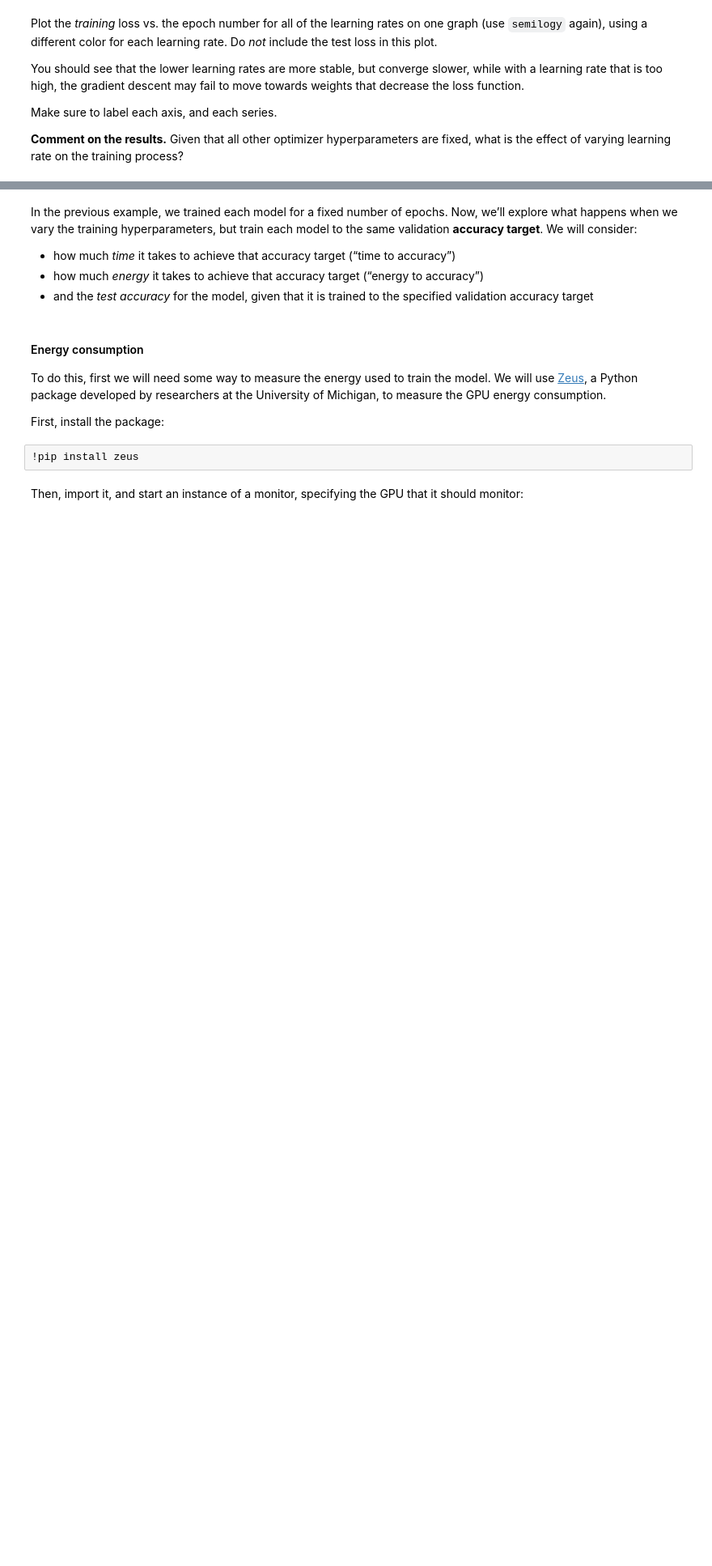
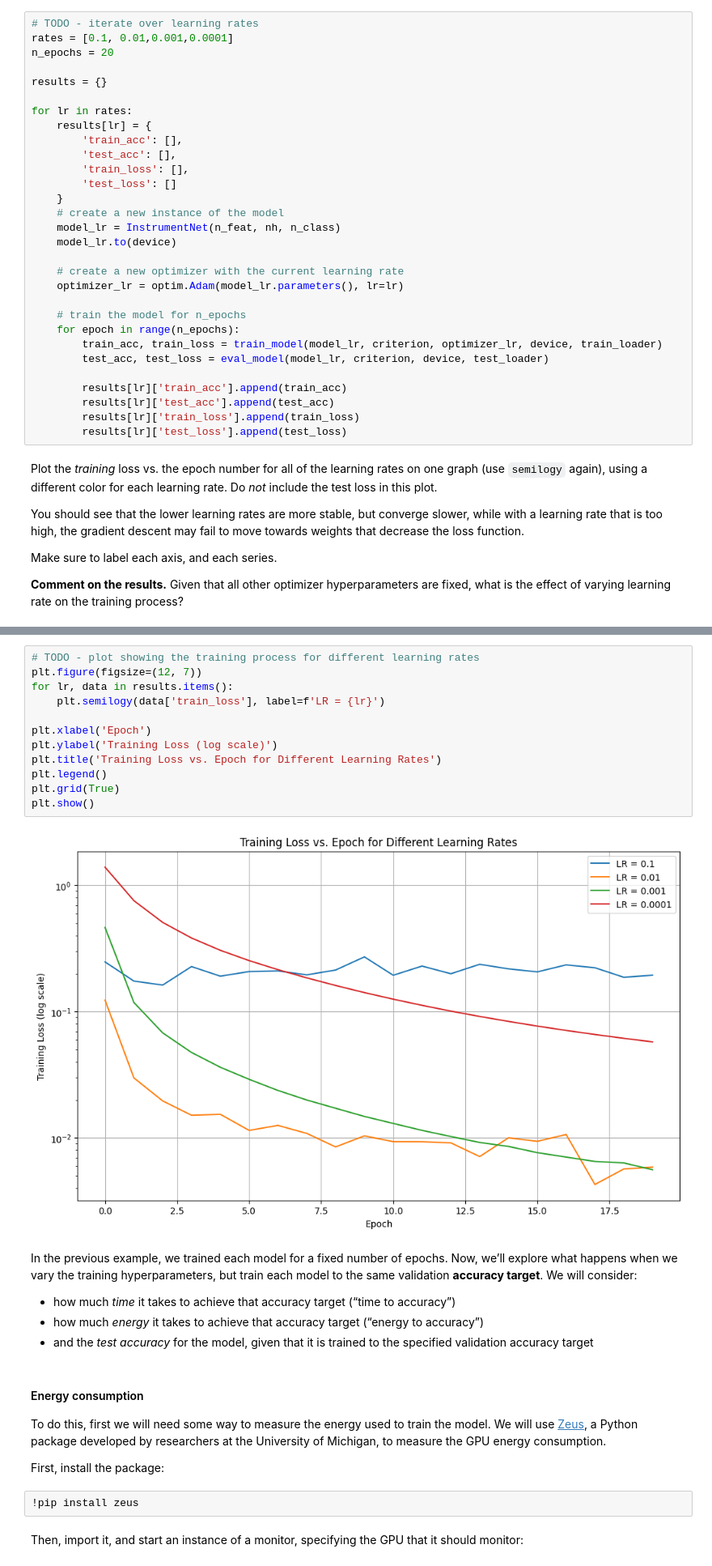
Before and after one commit to manovay/msml, a Jupyter notebook: notebooks/8-lab-neural-net-music-classification-torch.ipynb, the cells around one changed output, grey strips where cells are left out. Shown at 81% size. Drawn from its saved outputs; the diff is of its cells as text; blank space fills up the shorter version.

```diff
--- a/notebooks/8-lab-neural-net-music-classification-torch.ipynb
+++ b/notebooks/8-lab-neural-net-music-classification-torch.ipynb
@@ -326,3 +394,33 @@ for lr in rates:
+# %%
+# TODO - iterate over learning rates
+rates = [0.1, 0.01,0.001,0.0001]
+n_epochs = 20
+
+results = {}
+
+for lr in rates:
+    results[lr] = {
+        'train_acc': [],
+        'test_acc': [],
+        'train_loss': [],
+        'test_loss': []
+    }
+    # create a new instance of the model
+    model_lr = InstrumentNet(n_feat, nh, n_class)
+    model_lr.to(device)
+
+    # create a new optimizer with the current learning rate
+    optimizer_lr = optim.Adam(model_lr.parameters(), lr=lr)
+
+    # train the model for n_epochs
+    for epoch in range(n_epochs):
+        train_acc, train_loss = train_model(model_lr, criterion, optimizer_lr, device, train_loader)
+        test_acc, test_loss = eval_model(model_lr, criterion, device, test_loader)
+
+        results[lr]['train_acc'].append(train_acc)
+        results[lr]['test_acc'].append(test_acc)
+        results[lr]['train_loss'].append(train_loss)
+        results[lr]['test_loss'].append(test_loss)
 # %% [markdown]
 Plot the *training* loss vs. the epoch number for all of the learning rates on one graph (use `semilogy` again), using a different color for each learning rate. Do *not* include the test loss in this plot.
 
@@ -336,3 +432,17 @@ Make sure to label each axis, and each series.
+# %%
+# TODO - plot showing the training process for different learning rates
+plt.figure(figsize=(12, 7))
+for lr, data in results.items():
+    plt.semilogy(data['train_loss'], label=f'LR = {lr}')
+
+plt.xlabel('Epoch')
+plt.ylabel('Training Loss (log scale)')
+plt.title('Training Loss vs. Epoch for Different Learning Rates')
+plt.legend()
+plt.grid(True)
+plt.show()
+# %% [output]
+[figure, added]
 # %% [markdown]
 In the previous example, we trained each model for a fixed number of epochs. Now, we’ll explore what happens when we vary the training hyperparameters, but train each model to the same validation **accuracy target**. We will consider:
 
```
Also changed, not shown: parts of 12 cells of this notebook.
